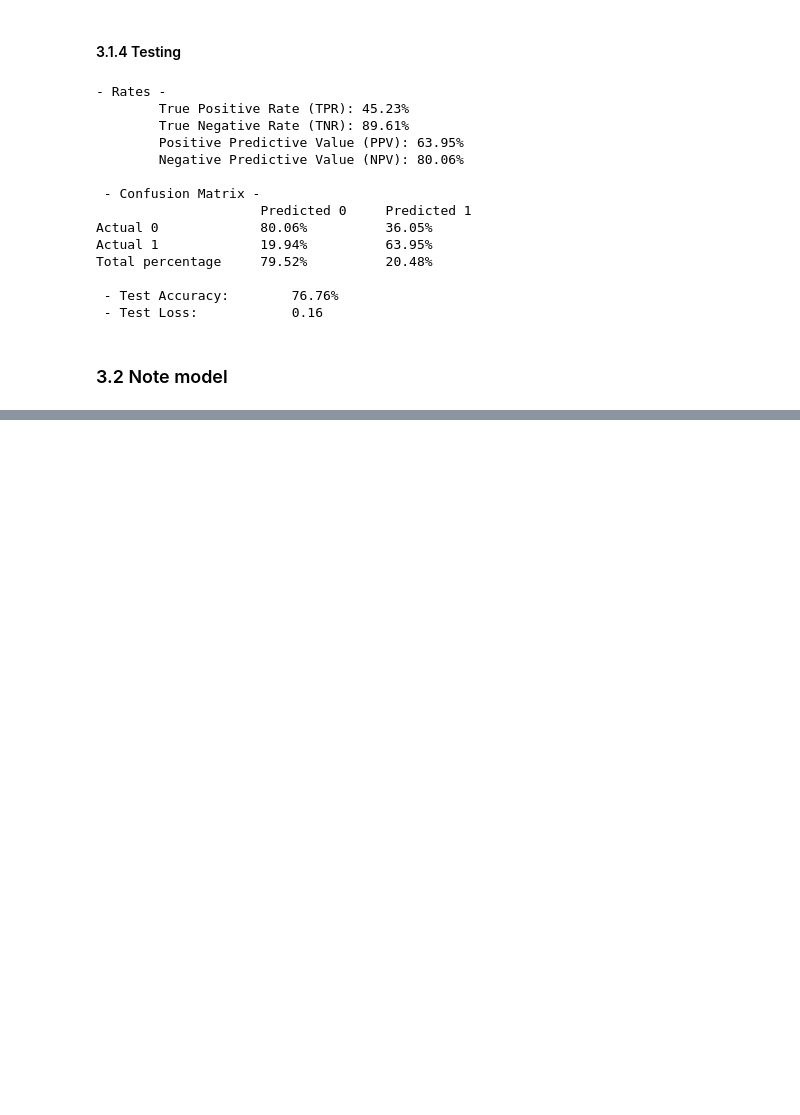
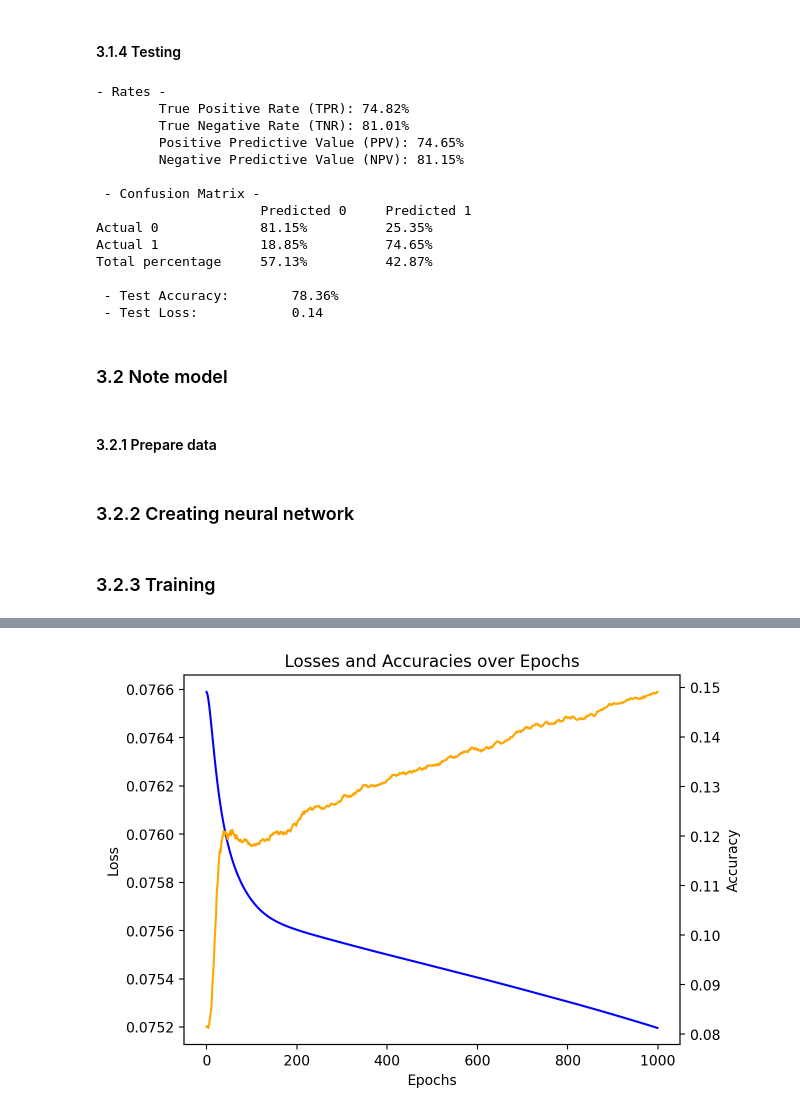
Before and after one commit to maher14879/music_project, a Jupyter notebook: Bachify.ipynb, the cells around one changed output, grey strips where cells are left out. Cells and saved outputs as stored; diff of their text form; code cells hidden in the pictures; blank space fills up the shorter version.

```diff
--- a/Bachify.ipynb
+++ b/Bachify.ipynb
@@ -289,14 +304,14 @@ Epoch 201, Loss: 0.18405470252037048
 # %%
 with torch.no_grad():
     output = model(test_x)
-    predictions = output.round()
-    accuracy = (predictions == test_y).float().mean()
+    test_predictions = output.round()
+    accuracy = (test_predictions == test_y).float().mean()
 
     # Calculate confusion matrix values
-    true_positives = (predictions * test_y).sum()
-    true_negatives = ((1 - predictions) * (1 - test_y)).sum()
-    false_positives = (predictions * (1 - test_y)).sum()
-    false_negatives = ((1 - predictions) * test_y).sum()
+    true_positives = (test_predictions * test_y).sum()
+    true_negatives = ((1 - test_predictions) * (1 - test_y)).sum()
+    false_positives = (test_predictions * (1 - test_y)).sum()
+    false_negatives = ((1 - test_predictions) * test_y).sum()
 
     # Calculate the rates from the confusion matrix
     TPR = true_positives / (true_positives + false_negatives)  # True Positive Rate (Sensitivity, Recall)
@@ -325,18 +340,20 @@ with torch.no_grad():
     print(f" - Test Loss: \t\t {loss:.2f}")
 # %% [output]
 - Rates -
-        True Positive Rate (TPR): 45.23%
-        True Negative Rate (TNR): 89.61%
-        Positive Predictive Value (PPV): 63.95%
-        Negative Predictive Value (NPV): 80.06%
+        True Positive Rate (TPR): 74.82%
+        True Negative Rate (TNR): 81.01%
+        Positive Predictive Value (PPV): 74.65%
+        Negative Predictive Value (NPV): 81.15%
 
  - Confusion Matrix -
                      Predicted 0     Predicted 1
-Actual 0             80.06%          36.05%
-Actual 1             19.94%          63.95%
-Total percentage     79.52%          20.48%
+Actual 0             81.15%          25.35%
+Actual 1             18.85%          74.65%
+Total percentage     57.13%          42.87%
 
- - Test Accuracy:        76.76%
- - Test Loss:            0.16
+ - Test Accuracy:        78.36%
+ - Test Loss:            0.14
 # %% [markdown]
 ### 3.2 Note model
+# %% [markdown]
+#### 3.2.1 Prepare data
@@ -342,0 +419,47 @@ Total percentage     79.52%          20.48%
+# %% [markdown]
+### 3.2.2 Creating neural network
+# %%
+class Net(nn.Module):
+    def __init__(self):
+        super().__init__()
+        self.net = nn.Sequential(
+        nn.Linear(36,36),
+        nn.ReLU(),
+        nn.Linear(36,36),
+        nn.ReLU(),
+        nn.Linear(36,12)
+        )
+
+    def forward(self, x):
+        x = self.net(x)
+        return torch.softmax(x, dim=1)
+# %% [markdown]
+### 3.2.3 Training
+# %%
+model = Net().to(device)
+optimizer = torch.optim.SGD(model.parameters(), lr=0.05, momentum=0.9)
+loss_function = nn.MSELoss()
+
+epochs = 1000
+losses = []
+accuracies = []
+for epoch in range(1, epochs + 1):
+    optimizer.zero_grad()
+    output = model(train_x)
+    loss = loss_function(output, train_y)
+    losses.append(loss.item())
+    accuracies.append((output.argmax(1) == train_y.argmax(1)).float().mean().item())
+    loss.backward()
+    optimizer.step()
+    if (epoch) % 100 == 0: print(f"Epoch {epoch}, Loss: {loss.item()}, Accuracy: {accuracies[-1] * 100:.2f}%")
+
+fig, ax1 = plt.subplots()
+ax2 = ax1.twinx()
+ax1.plot(losses, label='Loss', color='blue')
+ax2.plot(accuracies, label='Accuracy', color='orange')
+ax1.set_xlabel('Epochs')
+ax1.set_ylabel('Loss')
+ax2.set_ylabel('Accuracy')
+plt.title('Losses and Accuracies over Epochs')
+plt.show()
+# %% [output]
@@ -342,0 +476 @@ Total percentage     79.52%          20.48%
+[figure, added]
```
Also changed, not shown: parts of 13 cells of this notebook, 1 other file.
